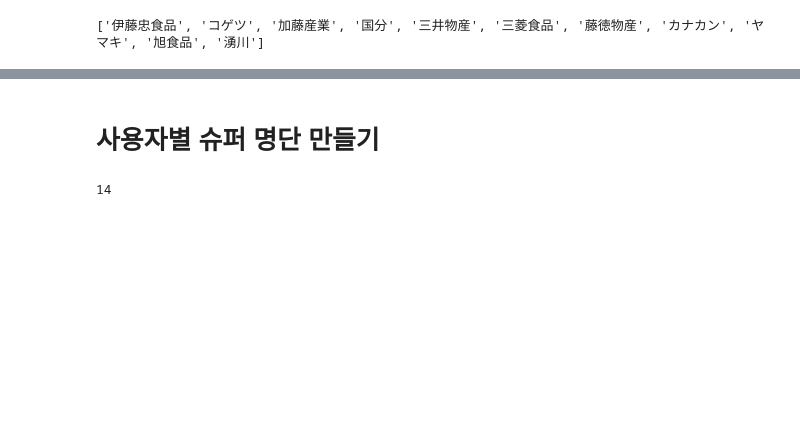
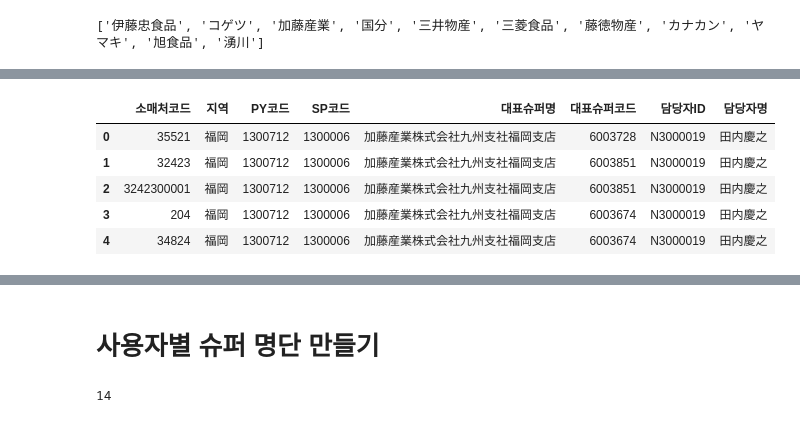
Before and after one commit to mushrhyme/easy-rebate, a Jupyter notebook: notepad.ipynb, the cells around one changed output, grey strips where cells are left out. Drawn from its saved outputs; the diff is of its cells as text; code cells hidden in the pictures; blank space fills up the shorter version.

```diff
--- a/notepad.ipynb
+++ b/notepad.ipynb
@@ -31,0 +42,12 @@ df_1.columns = []
+# %%
+df_3 = pd.read_excel("/Users/nongshim/Downloads/問屋取引先コード・小売店コード26.01.27.xlsx",
+                     sheet_name=excel_file.sheet_names[2], skiprows=1).iloc[:, 1:]
+df_3.columns = ["소매처코드", "지역", "PY코드", "SP코드", "대표슈퍼명", "대표슈퍼코드", "담당자ID", "담당자명"]
+df_3.head()
+# %% [output]
+|  | 소매처코드 | 지역 | PY코드 | SP코드 | 대표슈퍼명 | 대표슈퍼코드 | 담당자ID | 담당자명 |
+| 0 | 35521 | 福岡 | 1300712 | 1300006 | 加藤産業株式会社九州支社福岡支店 | 6003728 | N3000019 | 田内慶之 |
+| 1 | 32423 | 福岡 | 1300712 | 1300006 | 加藤産業株式会社九州支社福岡支店 | 6003851 | N3000019 | 田内慶之 |
+| 2 | 3242300001 | 福岡 | 1300712 | 1300006 | 加藤産業株式会社九州支社福岡支店 | 6003851 | N3000019 | 田内慶之 |
+| 3 | 204 | 福岡 | 1300712 | 1300006 | 加藤産業株式会社九州支社福岡支店 | 6003674 | N3000019 | 田内慶之 |
+| 4 | 34824 | 福岡 | 1300712 | 1300006 | 加藤産業株式会社九州支社福岡支店 | 6003674 | N3000019 | 田内慶之 |
```
Also changed, not shown: parts of 13 cells of this notebook, 33 other files.
